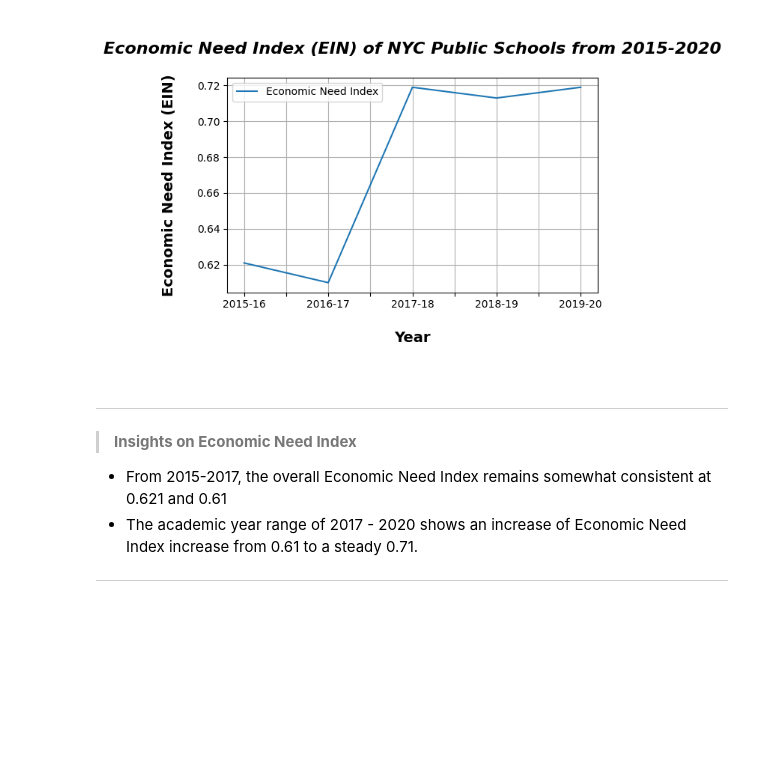
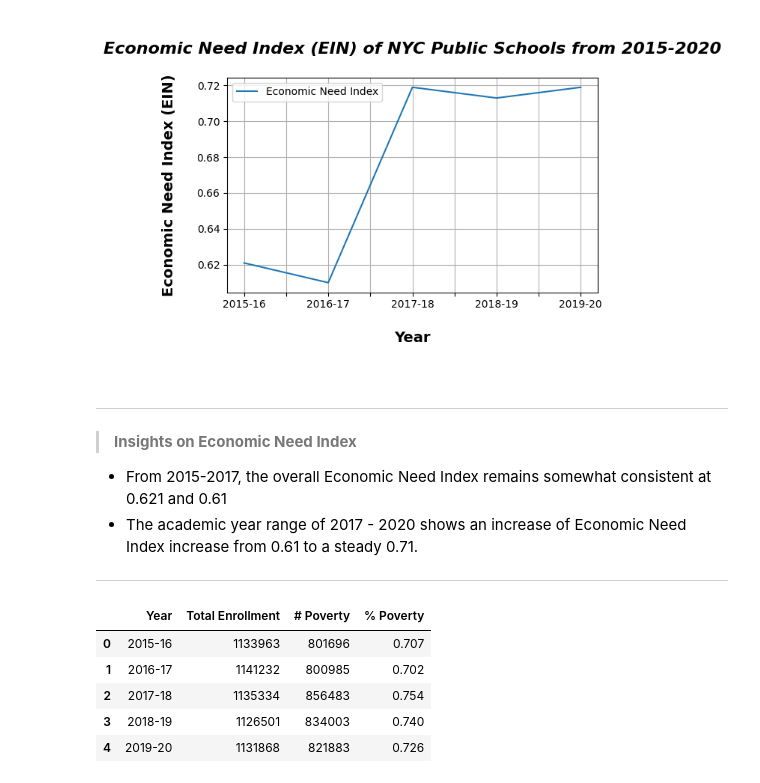
Before and after one commit to thetechleila/NYC-Public-Schools-EDA-Pre-and-Post-Pandemic, a Jupyter notebook: code/EDA_Demographics.ipynb, the cells around one changed output. Drawn from its saved outputs; the diff is of its cells as text; code cells hidden in the pictures; blank space fills up the shorter version.

```diff
--- a/code/EDA_Demographics.ipynb
+++ b/code/EDA_Demographics.ipynb
@@ -224,3 +224,15 @@ ___
 - From 2015-2017, the overall Economic Need Index remains somewhat consistent at 0.621 and 0.61
 - The academic year range of 2017 - 2020 shows an increase of Economic Need Index increase from 0.61 to a steady 0.71.
 ___
+# %%
+#Examine overall poverty rate throughout 2015-2020
+
+poverty_df = df[["Year", "Total Enrollment", "# Poverty", "% Poverty"]]
+poverty_df
+# %% [output]
+|  | Year | Total Enrollment | # Poverty | % Poverty |
+| 0 | 2015-16 | 1133963 | 801696 | 0.707 |
+| 1 | 2016-17 | 1141232 | 800985 | 0.702 |
+| 2 | 2017-18 | 1135334 | 856483 | 0.754 |
+| 3 | 2018-19 | 1126501 | 834003 | 0.740 |
+| 4 | 2019-20 | 1131868 | 821883 | 0.726 |
```
Also changed, not shown: parts of 1 cell of this notebook, 6 other files.
